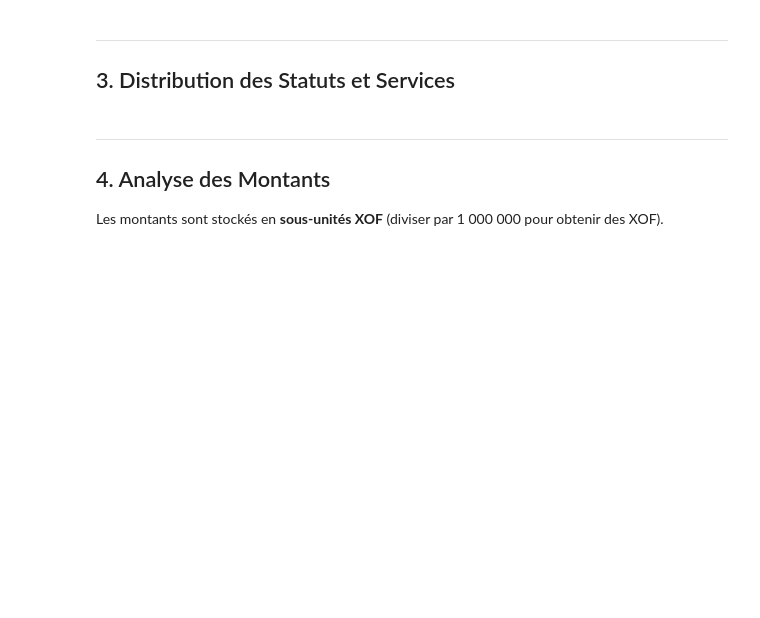
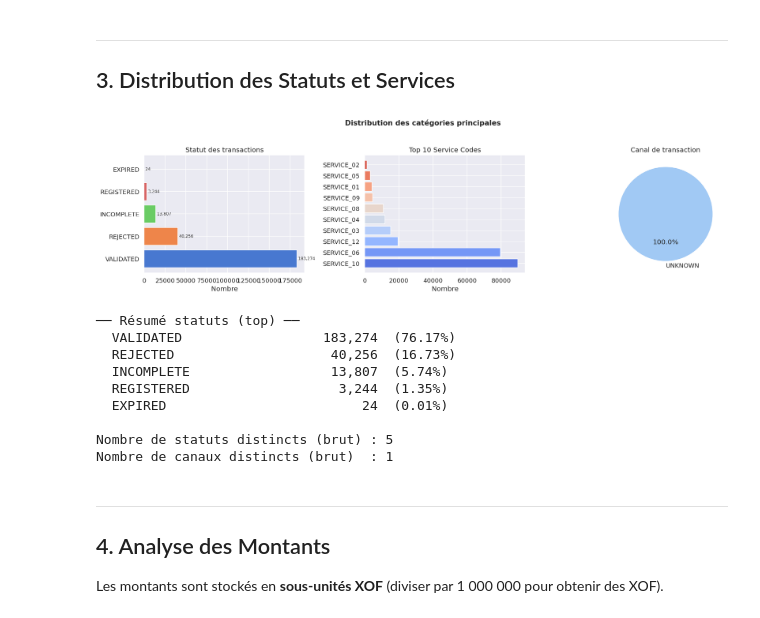
Before and after one commit to El-Barre-Ahmed/BAMIS-Fraud-Detection, a Jupyter notebook: notebooks/01_EDA.ipynb, the cells around one changed output. Drawn from its saved outputs; the diff is of its cells as text; code cells hidden in the pictures; blank space fills up the shorter version.

Commit message:
Update EDA and feature notebooks with latest validated outputs

```diff
--- a/notebooks/01_EDA.ipynb
+++ b/notebooks/01_EDA.ipynb
@@ -120,41 +181,86 @@ for col in ['TRANSACTION_STATUS', 'SERVICE_CODE', 'CHANNEL_TYPE', 'DESTINATION_T
 # %%
 fig, axes = plt.subplots(1, 3, figsize=(18, 5))
 fig.suptitle('Distribution des catégories principales', fontsize=14, fontweight='bold')
 
-# Transaction status
-status_counts = df_check['TRANSACTION_STATUS'].value_counts()
-axes[0].barh(status_counts.index, status_counts.values,
-             color=sns.color_palette('muted', len(status_counts)))
+# Transaction status (limité pour éviter surcharge de rendu)
+status_series = (
+    df_check['TRANSACTION_STATUS']
+    .fillna('UNKNOWN')
+    .astype(str)
+    .str.strip()
+    .replace('', 'UNKNOWN')
+)
+status_counts = status_series.value_counts()
+TOP_STATUS = 12
+status_plot = status_counts.head(TOP_STATUS).copy()
+if len(status_counts) > TOP_STATUS:
+    status_plot.loc['OTHER'] = status_counts.iloc[TOP_STATUS:].sum()
+
+axes[0].barh(status_plot.index, status_plot.values,
+             color=sns.color_palette('muted', len(status_plot)))
 axes[0].set_title('Statut des transactions')
 axes[0].set_xlabel('Nombre')
-for i, v in enumerate(status_counts.values):
-    axes[0].text(v + 50, i, f'{v:,}', va='center', fontsize=9)
+for i, v in enumerate(status_plot.values):
+    axes[0].text(v, i, f' {v:,}', va='center', fontsize=8)
 
 # Service code
-svc_counts = df_check['SERVICE_CODE'].value_counts().head(10)
+svc_series = (
+    df_check['SERVICE_CODE']
+    .fillna('UNKNOWN')
+    .astype(str)
+    .str.strip()
+    .replace('', 'UNKNOWN')
+)
+svc_counts = svc_series.value_counts().head(10)
 axes[1].barh(svc_counts.index, svc_counts.values,
              color=sns.color_palette('coolwarm', len(svc_counts)))
 axes[1].set_title('Top 10 Service Codes')
 axes[1].set_xlabel('Nombre')
 
-# Channel type
-ch_counts = df_check['CHANNEL_TYPE'].value_counts().dropna()
-if len(ch_counts):
-    axes[2].pie(ch_counts.values, labels=ch_counts.index,
+# Channel type (limité pour éviter pie chart trop chargé)
+ch_series = (
+    df_check['CHANNEL_TYPE']
+    .fillna('UNKNOWN')
+    .astype(str)
+    .str.strip()
+    .replace('', 'Interne ')
+)
+ch_counts = ch_series.value_counts()
+TOP_CHANNEL = 6
+ch_plot = ch_counts.head(TOP_CHANNEL).copy()
+if len(ch_counts) > TOP_CHANNEL:
+    ch_plot.loc['OTHER'] = ch_counts.iloc[TOP_CHANNEL:].sum()
+
+if len(ch_plot):
+    axes[2].pie(ch_plot.values, labels=ch_plot.index,
                 autopct='%1.1f%%', startangle=90,
-                colors=sns.color_palette('pastel', len(ch_counts)))
+                colors=sns.color_palette('pastel', len(ch_plot)))
     axes[2].set_title('Canal de transaction')
 else:
     axes[2].text(0.5, 0.5, 'Données non disponibles', ha='center', va='center')
     axes[2].set_title('Canal de transaction')
 
-plt.tight_layout()
-plt.savefig('../reports/figures/01_categories.png', bbox_inches='tight')
+plt.tight_layout(rect=[0, 0, 1, 0.95])
+plt.savefig('../reports/figures/01_categories.png', dpi=95)
 plt.show()
+plt.close(fig)
 
-print("\n── Résumé statuts ──")
-for s, c in status_counts.items():
+print("\n── Résumé statuts (top) ──")
+for s, c in status_plot.items():
     print(f"  {s:<25} {c:>8,}  ({c/len(df_check)*100:.2f}%)")
+print(f"\nNombre de statuts distincts (brut) : {len(status_counts):,}")
+print(f"Nombre de canaux distincts (brut)  : {len(ch_counts):,}")
+# %% [output]
+[figure, added]
+── Résumé statuts (top) ──
+  VALIDATED                  183,274  (76.17%)
+  REJECTED                    40,256  (16.73%)
+  INCOMPLETE                  13,807  (5.74%)
+  REGISTERED                   3,244  (1.35%)
+  EXPIRED                         24  (0.01%)
+
+Nombre de statuts distincts (brut) : 5
+Nombre de canaux distincts (brut)  : 1
 # %% [markdown]
 ---
 ## 4. Analyse des Montants
```
Also changed, not shown: parts of 21 cells of this notebook, 9 other files.
